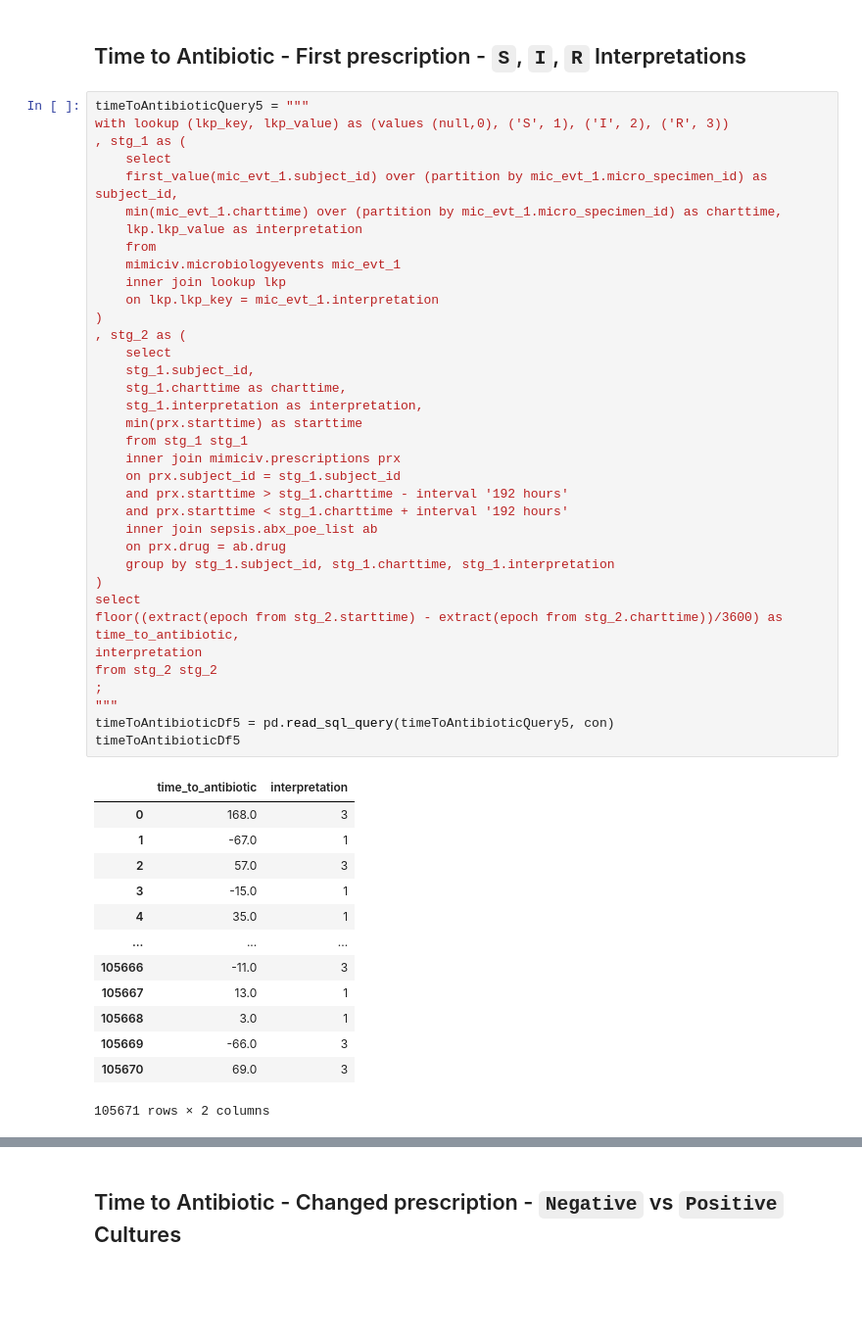
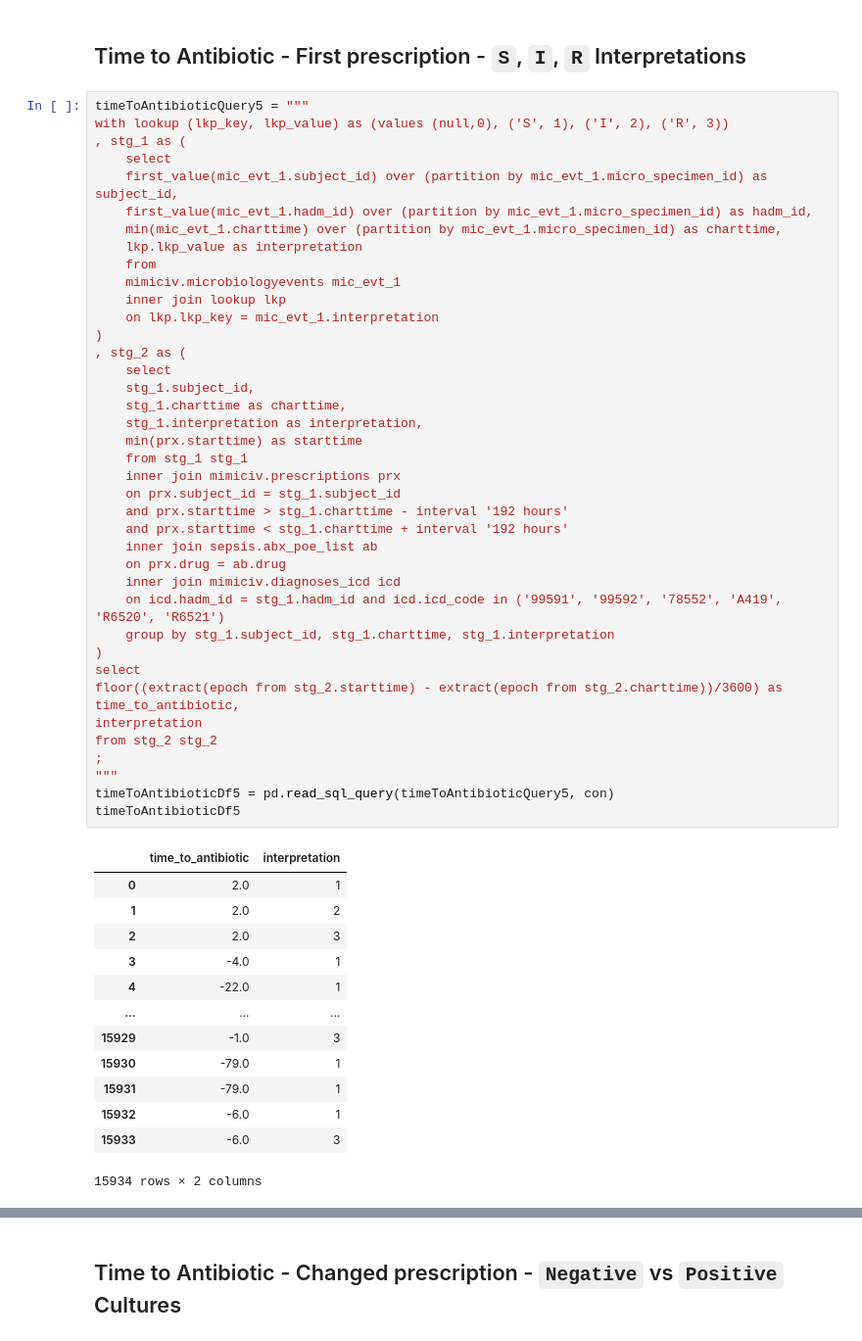
Before and after one commit to ryashpal/ML, a Jupyter notebook: mortality/explore_microbiology_cultures.ipynb, the cells around one changed output, grey strips where cells are left out. Shown at 98% size. Cells and saved outputs as stored; diff of their text form; blank space fills up the shorter version.

```diff
--- a/mortality/explore_microbiology_cultures.ipynb
+++ b/mortality/explore_microbiology_cultures.ipynb
@@ -882,50 +964,53 @@ with lookup (lkp_key, lkp_value) as (values (null,0), ('S', 1), ('I', 2), ('R',
 , stg_1 as (
 	select
 	first_value(mic_evt_1.subject_id) over (partition by mic_evt_1.micro_specimen_id) as subject_id,
+	first_value(mic_evt_1.hadm_id) over (partition by mic_evt_1.micro_specimen_id) as hadm_id,
 	min(mic_evt_1.charttime) over (partition by mic_evt_1.micro_specimen_id) as charttime,
 	lkp.lkp_value as interpretation
 	from
 	mimiciv.microbiologyevents mic_evt_1
 	inner join lookup lkp
 	on lkp.lkp_key = mic_evt_1.interpretation
 )
 , stg_2 as (
 	select
 	stg_1.subject_id,
 	stg_1.charttime as charttime,
 	stg_1.interpretation as interpretation,
 	min(prx.starttime) as starttime
 	from stg_1 stg_1
 	inner join mimiciv.prescriptions prx
 	on prx.subject_id = stg_1.subject_id
 	and prx.starttime > stg_1.charttime - interval '192 hours'
 	and prx.starttime < stg_1.charttime + interval '192 hours'
     inner join sepsis.abx_poe_list ab
     on prx.drug = ab.drug
+    inner join mimiciv.diagnoses_icd icd
+    on icd.hadm_id = stg_1.hadm_id and icd.icd_code in ('99591', '99592', '78552', 'A419', 'R6520', 'R6521')
 	group by stg_1.subject_id, stg_1.charttime, stg_1.interpretation
 )
 select
 floor((extract(epoch from stg_2.starttime) - extract(epoch from stg_2.charttime))/3600) as time_to_antibiotic,
 interpretation
 from stg_2 stg_2
 ;
 """
 timeToAntibioticDf5 = pd.read_sql_query(timeToAntibioticQuery5, con)
 timeToAntibioticDf5
 # %% [output]
 |  | time_to_antibiotic | interpretation |
-| 0 | 168.0 | 3 |
-| 1 | -67.0 | 1 |
-| 2 | 57.0 | 3 |
-| 3 | -15.0 | 1 |
-| 4 | 35.0 | 1 |
+| 0 | 2.0 | 1 |
+| 1 | 2.0 | 2 |
+| 2 | 2.0 | 3 |
+| 3 | -4.0 | 1 |
+| 4 | -22.0 | 1 |
 | ... | ... | ... |
-| 105666 | -11.0 | 3 |
-| 105667 | 13.0 | 1 |
-| 105668 | 3.0 | 1 |
-| 105669 | -66.0 | 3 |
-| 105670 | 69.0 | 3 |
+| 15929 | -1.0 | 3 |
+| 15930 | -79.0 | 1 |
+| 15931 | -79.0 | 1 |
+| 15932 | -6.0 | 1 |
+| 15933 | -6.0 | 3 |
-105671 rows × 2 columns
+15934 rows × 2 columns
 # %%
 import seaborn as sns
 
```
Also changed, not shown: parts of 50 cells of this notebook.
